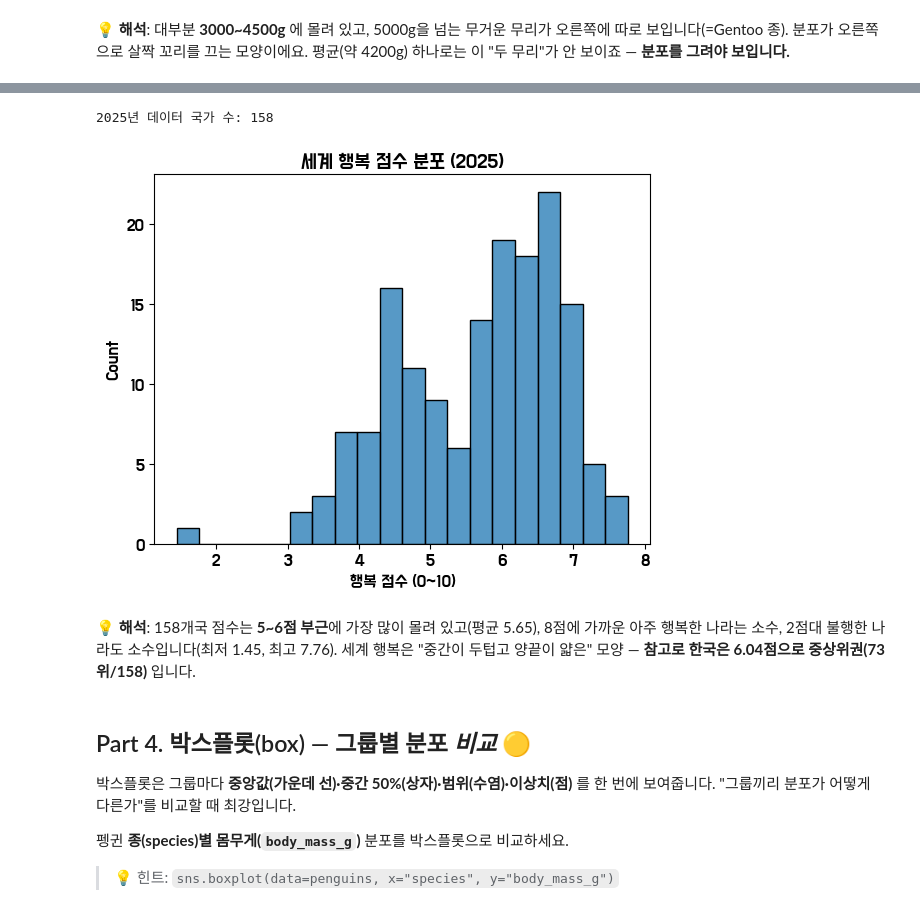
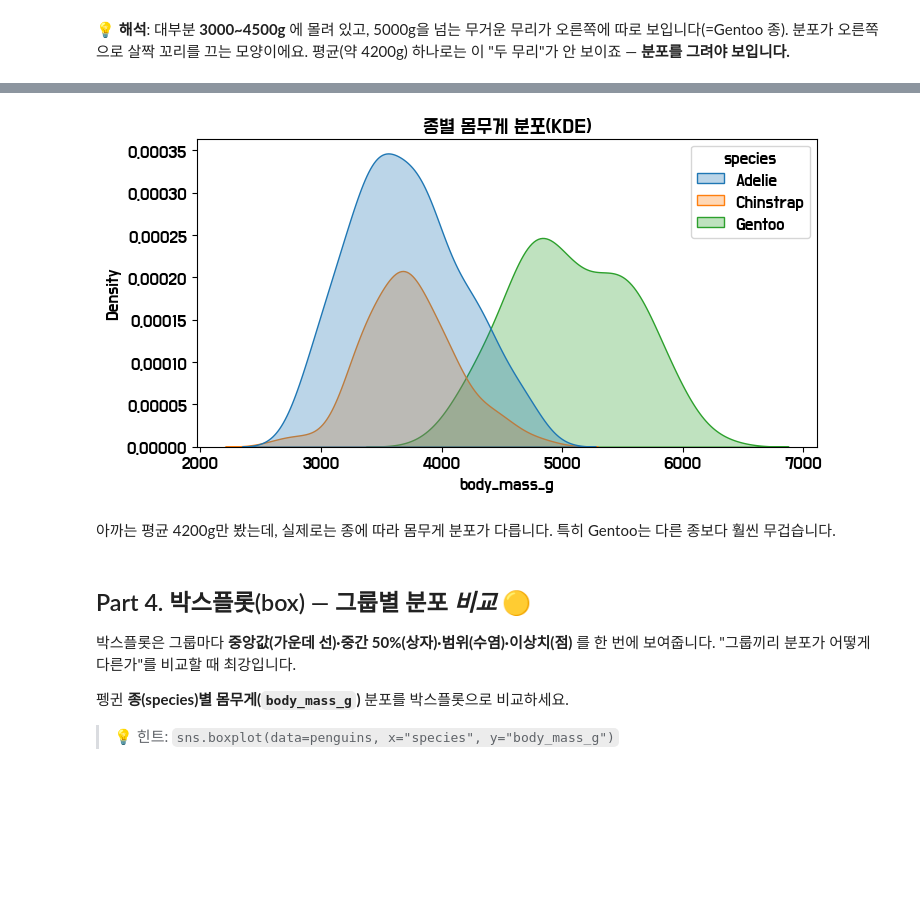
Before and after one commit to acho98/gunyang-lec, a Jupyter notebook: labs/04_lab_solution.ipynb, the cells around one changed output, grey strips where cells are left out. Cells and saved outputs as stored; diff of their text form; code cells hidden in the pictures; blank space fills up the shorter version.

```diff
--- a/labs/04_lab_solution.ipynb
+++ b/labs/04_lab_solution.ipynb
@@ -172,18 +167,20 @@ plt.show()   # 그림 표시
-# %%
-happy = pd.read_csv(data_path("world_happiness_owid.csv"))   # 세계 행복 보고서 CSV 불러오기
-happy_2025 = happy[happy["year"] == 2025].dropna(subset=["cantril_ladder_score"])   # 2025년 + 점수 있는 행만 추리기
-print("2025년 데이터 국가 수:", len(happy_2025))   # 남은 국가 수 출력
-# %% [output]
-2025년 데이터 국가 수: 158
-# %%
-sns.histplot(data=happy_2025, x="cantril_ladder_score", bins=20)   # 히스토그램: 158개국 행복 점수 분포
-plt.title("세계 행복 점수 분포 (2025)")   # 그래프 제목
-plt.xlabel("행복 점수 (0~10)")   # x축 이름(점수 범위 표시)
-plt.show()   # 그림 표시
-# %% [output]
-[figure, removed]
-# %% [markdown]
-💡 **해석**: 158개국 점수는 **5~6점 부근**에 가장 많이 몰려 있고(평균 5.65), 8점에 가까운 아주 행복한 나라는 소수, 2점대 불행한 나라도 소수입니다(최저 1.45, 최고 7.76). 세계 행복은 "중간이 두텁고 양끝이 얇은" 모양 — **참고로 한국은 6.04점으로 중상위권(73위/158)** 입니다.
+# %%
+plt.figure(figsize=(8,4))
+
+sns.kdeplot(
+    data=penguins,
+    x="body_mass_g",
+    hue="species",
+    fill=True,
+    alpha=0.3
+)
+
+plt.title("종별 몸무게 분포(KDE)")
+plt.show()
+# %% [output]
+[figure, added]
+# %% [markdown]
+아까는 평균 4200g만 봤는데, 실제로는 종에 따라 몸무게 분포가 다릅니다. 특히 Gentoo는 다른 종보다 훨씬 무겁습니다.
 # %% [markdown]
 ## Part 4. 박스플롯(box) — 그룹별 분포 *비교*  🟡
 
```
Also changed, not shown: parts of 7 cells of this notebook.
